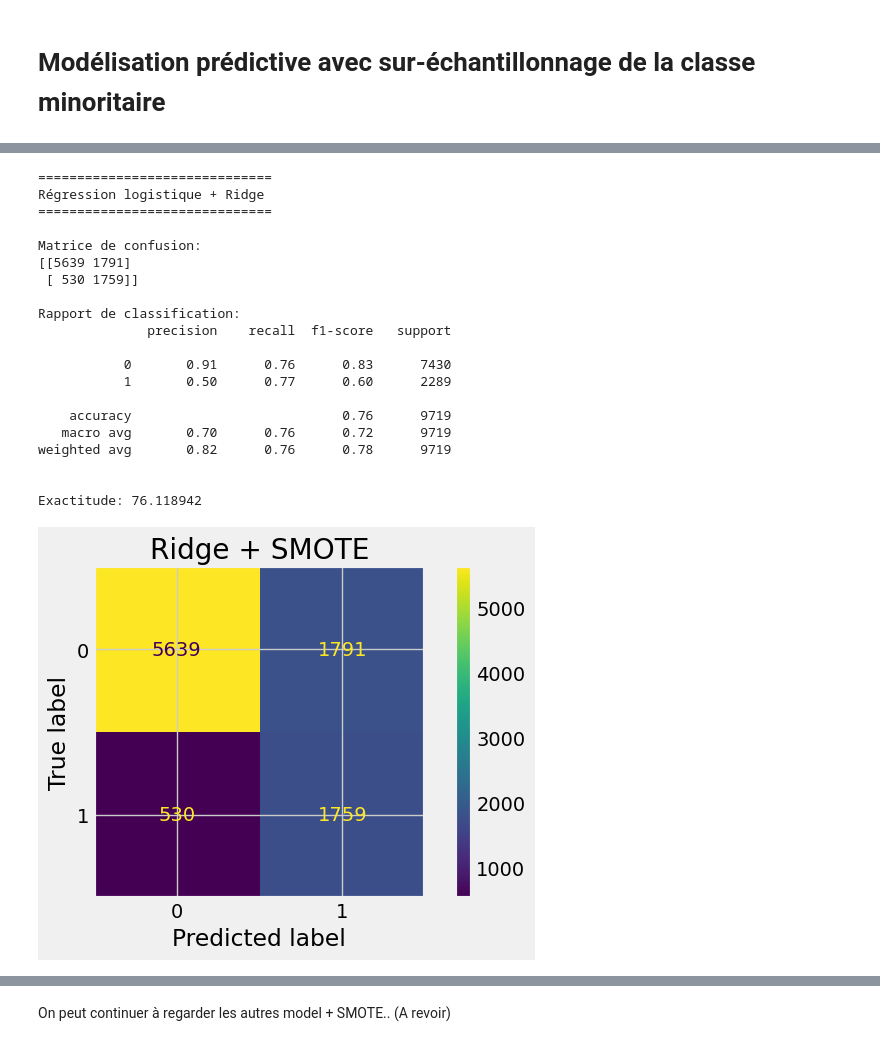
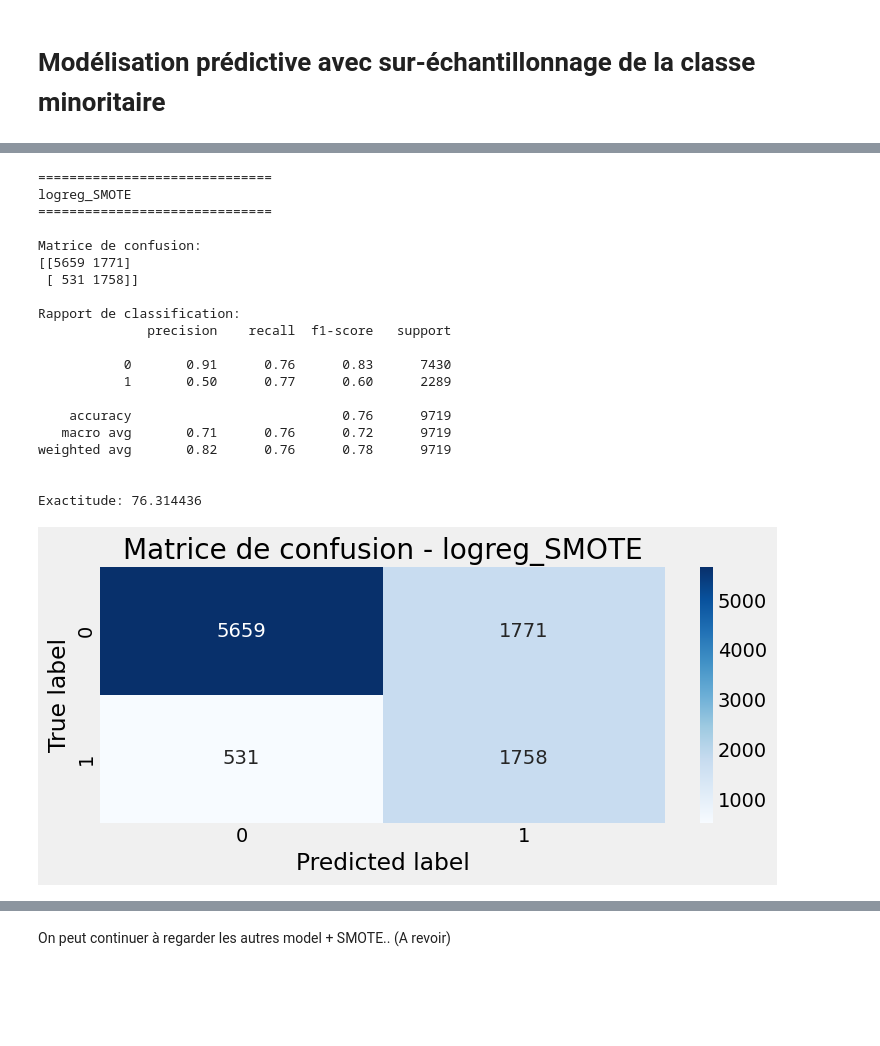
Before and after one commit to jrafei/income-prediction, a Jupyter notebook: notebooks/model_training.ipynb, the cells around one changed output, grey strips where cells are left out. Saved outputs shown, nothing was run; the diff lists cells and outputs as text; code cells hidden in the pictures; blank space fills up the shorter version.

```diff
--- a/notebooks/model_training.ipynb
+++ b/notebooks/model_training.ipynb
@@ -373,45 +273,30 @@ Exactitude: 76.314436
-# %%
-##  ridge + SMOTE
-logregRidge.fit(X_train_up, y_train_up)
-y_pred = logregRidge.predict(X_test)
-
-print('='*30)
-print('Régression logistique + Ridge')
-print('='*30, '\n')
-
-print("Matrice de confusion:")
-print(confusion_matrix(y_test, y_pred), '\n') # afficher à l'écran notre matrice de confusion
-print("Rapport de classification:")
-print(classification_report(y_test, y_pred), '\n')
-print('Exactitude: %f' %(accuracy_score(y_test,y_pred)*100), '\n')
-c_matrix = confusion_matrix(y_test, y_pred)
-disp = ConfusionMatrixDisplay(confusion_matrix=c_matrix)
-titre = 'Ridge + SMOTE'
-disp.plot()
-plt.title('Ridge + SMOTE')
-
-#recharger le module data_preprocessing
-importlib.reload(data_preprocessing)
-data_preprocessing.add_image(plt,"Ridge_SMOTE")
-# %% [output]
-==============================
-Régression logistique + Ridge
-==============================
-
-Matrice de confusion:
-[[5639 1791]
- [ 530 1759]]
-
-Rapport de classification:
-              precision    recall  f1-score   support
-
-           0       0.91      0.76      0.83      7430
-           1       0.50      0.77      0.60      2289
-
-    accuracy                           0.76      9719
-   macro avg       0.70      0.76      0.72      9719
-weighted avg       0.82      0.76      0.78      9719
-
-
-Exactitude: 76.118942
-[figure, removed]
+# %%
+## Régression logistique avec SMOTE
+logreg.fit(X_train_up, y_train_up)
+y_pred = logreg.predict(X_test)
+
+# reload the module data_preprocessing
+importlib.reload(evaluate)
+evaluate.plot_confusion_matrix_sns(y_test, y_pred, "logreg_SMOTE")
+# %% [output]
+==============================
+logreg_SMOTE
+==============================
+
+Matrice de confusion:
+[[5659 1771]
+ [ 531 1758]]
+
+Rapport de classification:
+              precision    recall  f1-score   support
+
+           0       0.91      0.76      0.83      7430
+           1       0.50      0.77      0.60      2289
+
+    accuracy                           0.76      9719
+   macro avg       0.71      0.76      0.72      9719
+weighted avg       0.82      0.76      0.78      9719
+
+
+Exactitude: 76.314436
+[figure, added]
```
Also changed, not shown: parts of 12 cells of this notebook, 11 other files.
